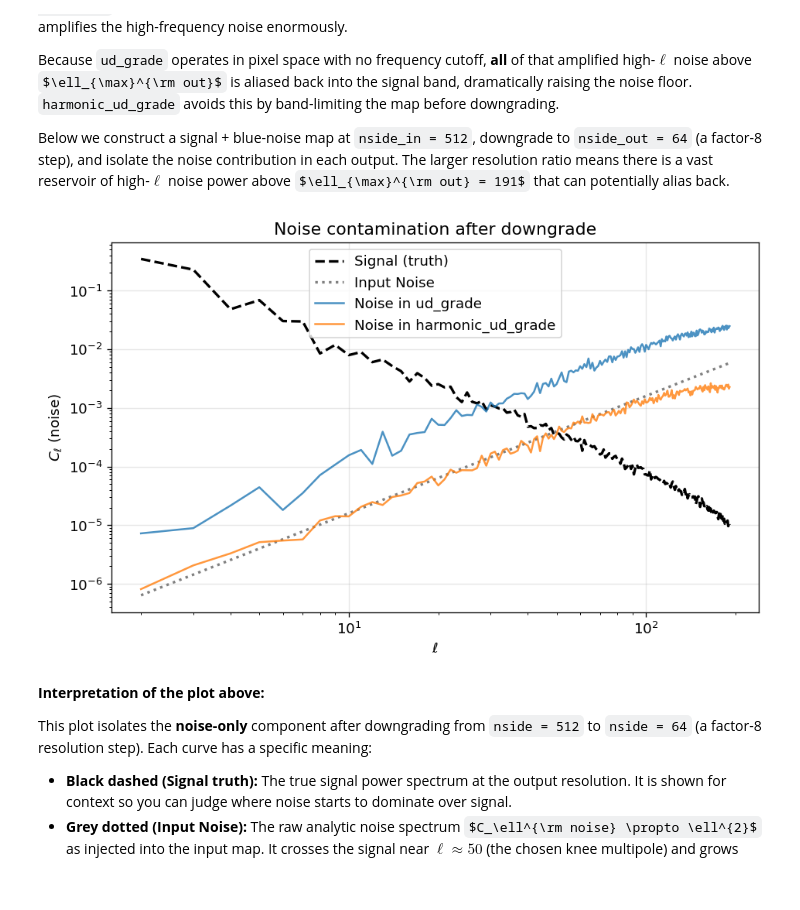
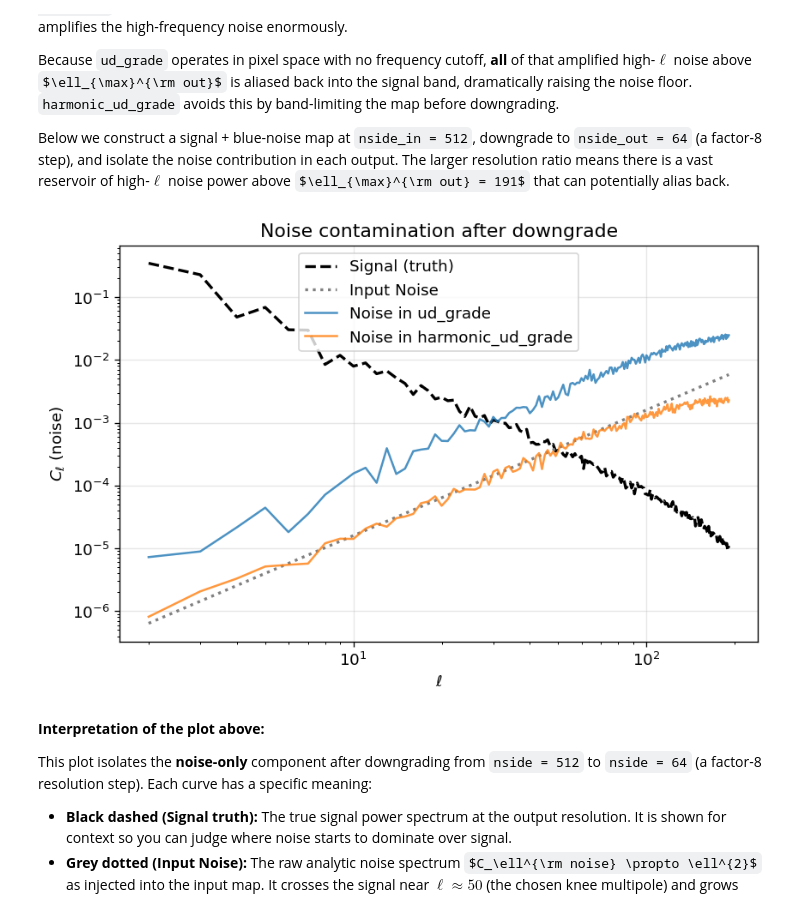
Before and after one commit to zonca/zonca.dev, a Jupyter notebook: posts/2026-05-05-healpy-harmonic-ud-grade.ipynb, the cells around one changed output. Saved outputs shown, nothing was run; the diff lists cells and outputs as text; code cells hidden in the pictures; some formulas as TeX source.

```diff
--- a/posts/2026-05-05-healpy-harmonic-ud-grade.ipynb
+++ b/posts/2026-05-05-healpy-harmonic-ud-grade.ipynb
@@ -399,19 +396,18 @@ cl_signal_out = hp.anafast(m_ref_signal, lmax=lmax_out)
 # %%
 plt.figure(figsize=(8, 5))
 
 plt.loglog(ell_out[2:], cl_signal_out[2:], "k--", lw=2, label="Signal (truth)")
 plt.loglog(ell_out[2:], cl_noise[:lmax_out + 1][2:], "gray", ls=":", lw=2, label="Input Noise")
 plt.loglog(ell_out[2:], cl_noise_ud[2:], alpha=0.8, label="Noise in ud_grade")
 plt.loglog(ell_out[2:], cl_noise_harm[2:], alpha=0.8, label="Noise in harmonic_ud_grade")
 plt.xlabel(r"$\ell$")
 plt.ylabel(r"$C_\ell$ (noise)")
 plt.title("Noise contamination after downgrade")
 plt.legend()
 plt.grid(alpha=0.3)
-plt.tight_layout()
 plt.show()
 # %% [output]
-[figure, old version]
+[figure, new version]
 # %% [markdown]
 **Interpretation of the plot above:**
 
```
Also changed, not shown: parts of 8 cells of this notebook, 1 other file.
